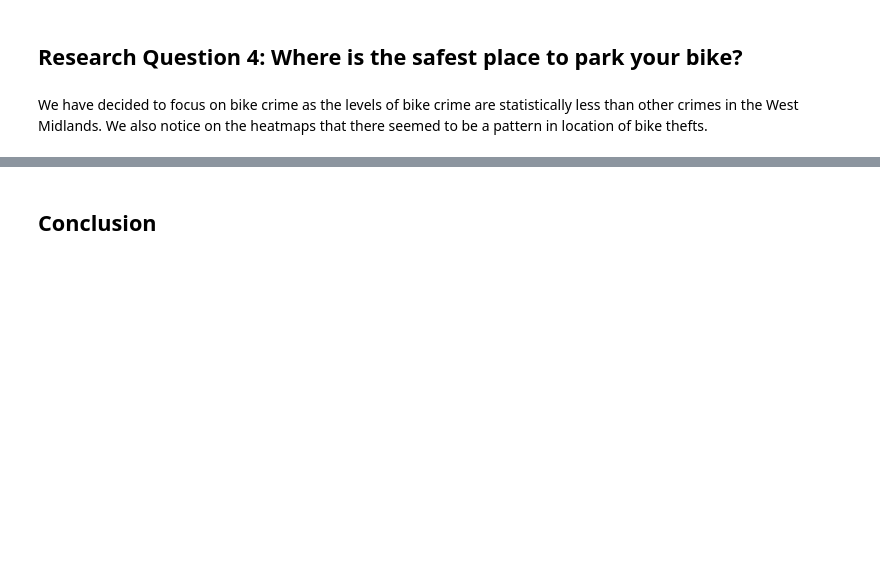
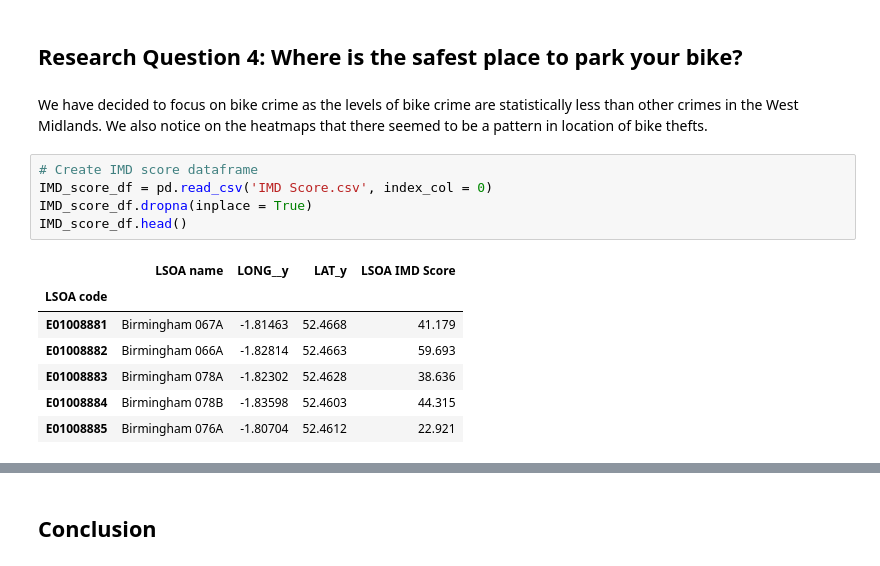
Before and after one commit to Garywtne/Group4_Project1_repo, a Jupyter notebook: Group 4 final/west_midlands_data_clean.ipynb, the cells around one changed output, grey strips where cells are left out. Cells and saved outputs as stored; diff of their text form; blank space fills up the shorter version.

```diff
--- a/Group 4 final/west_midlands_data_clean.ipynb
+++ b/Group 4 final/west_midlands_data_clean.ipynb
@@ -1383,3 +1385,16 @@ lead on to bike theft
 ## Research Question 4: Where is the safest place to park your bike?
 # %% [markdown]
 We have decided to focus on bike crime as the levels of bike crime are statistically less than other crimes in the West Midlands. We also notice on the heatmaps that there seemed to be a pattern in location of bike thefts.
+# %%
+# Create IMD score dataframe
+IMD_score_df = pd.read_csv('IMD Score.csv', index_col = 0)
+IMD_score_df.dropna(inplace = True)
+IMD_score_df.head()
+# %% [output]
+|  | LSOA name | LONG__y | LAT_y | LSOA IMD Score |
+| LSOA code |  |  |  |  |
+| E01008881 | Birmingham 067A | -1.81463 | 52.4668 | 41.179 |
+| E01008882 | Birmingham 066A | -1.82814 | 52.4663 | 59.693 |
+| E01008883 | Birmingham 078A | -1.82302 | 52.4628 | 38.636 |
+| E01008884 | Birmingham 078B | -1.83598 | 52.4603 | 44.315 |
+| E01008885 | Birmingham 076A | -1.80704 | 52.4612 | 22.921 |
```
Also changed, not shown: parts of 7 cells of this notebook, 1 other file.
